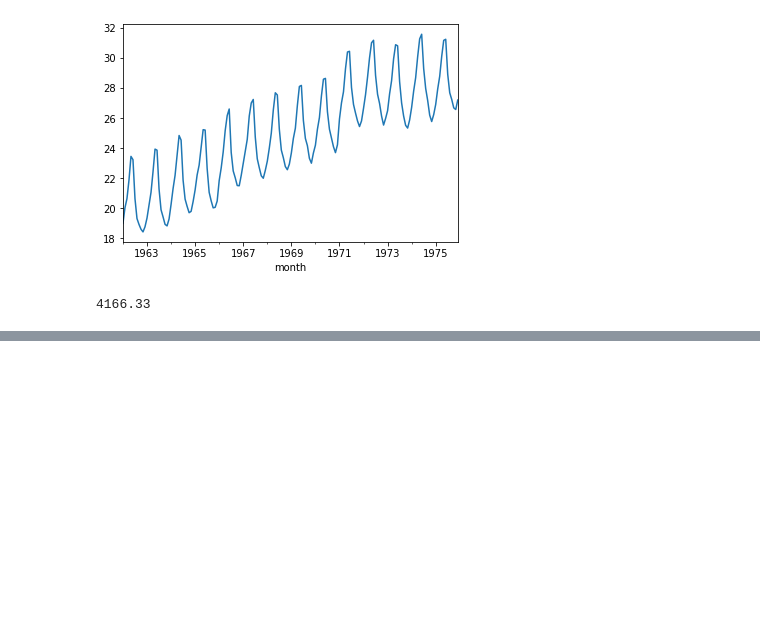
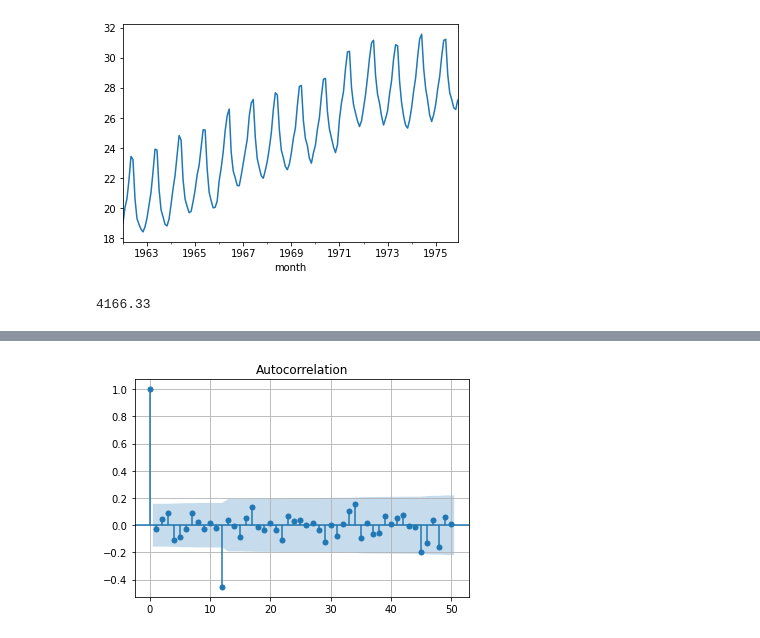
Before and after one commit to mxteen/courses, a Jupyter notebook: MIPT_Yandex_ML_and_DataAnalysis/5_data_analysis_applied_tasks/2_monthly-milk-production.ipynb, the cells around one changed output, grey strips where cells are left out. Cells and saved outputs as stored; diff of their text form; code cells hidden in the pictures; blank space fills up the shorter version.

Commit message:
modified monthly-milk.production.ipynb

```diff
--- a/MIPT_Yandex_ML_and_DataAnalysis/5_data_analysis_applied_tasks/2_monthly-milk-production.ipynb
+++ b/MIPT_Yandex_ML_and_DataAnalysis/5_data_analysis_applied_tasks/2_monthly-milk-production.ipynb
@@ -89,0 +95,8 @@ round(milk['production_per_day'].sum(), 2)
+# %%
+# данные по ежемесячному уровню производства молока в фунтах на одну корову
+path = 'https://stepik.org/media/attachments/lesson/90246/_d86a5a540dc13e476eae80f545cda446_monthly-milk-production.csv'
+milk = pd.read_csv(path, ';',
+                   index_col=['month'], parse_dates=['month'],
+                   dayfirst=True)
+# %%
+milk['production_per_day'] = milk['milk'] / milk.index.days_in_month
@@ -89,0 +126,6 @@ round(milk['production_per_day'].sum(), 2)
+# %%
+# Дифференцирование можно делать так (разность между месяццами)
+milk['prod_per_day_diff1'] = milk['production_per_day'] - milk['production_per_day'].shift(1)
+
+# Чтобы сделать сезонное дифференцирование, нужно изменить значение параметра у функции shift:
+milk['prod_per_day_diff12'] = milk['production_per_day'] - milk['production_per_day'].shift(12)
@@ -89,0 +146,4 @@ round(milk['production_per_day'].sum(), 2)
+# %%
+# Попробуем провести 2 последовательных дифференцирования:
+# сначала сезонное, затем обычное
+milk['prod_per_day_diff_12_1'] = milk['prod_per_day_diff12'] - milk['prod_per_day_diff12'].shift(1)
@@ -89,0 +160,7 @@ round(milk['production_per_day'].sum(), 2)
+# %%
+sm.graphics.tsa.plot_acf(
+    milk['prod_per_day_diff_12_1'].dropna().values.squeeze(), lags=50)
+plt.grid()
+plt.show()
+# %% [output]
+[figure, added]
```
Also changed, not shown: parts of 17 cells of this notebook.
